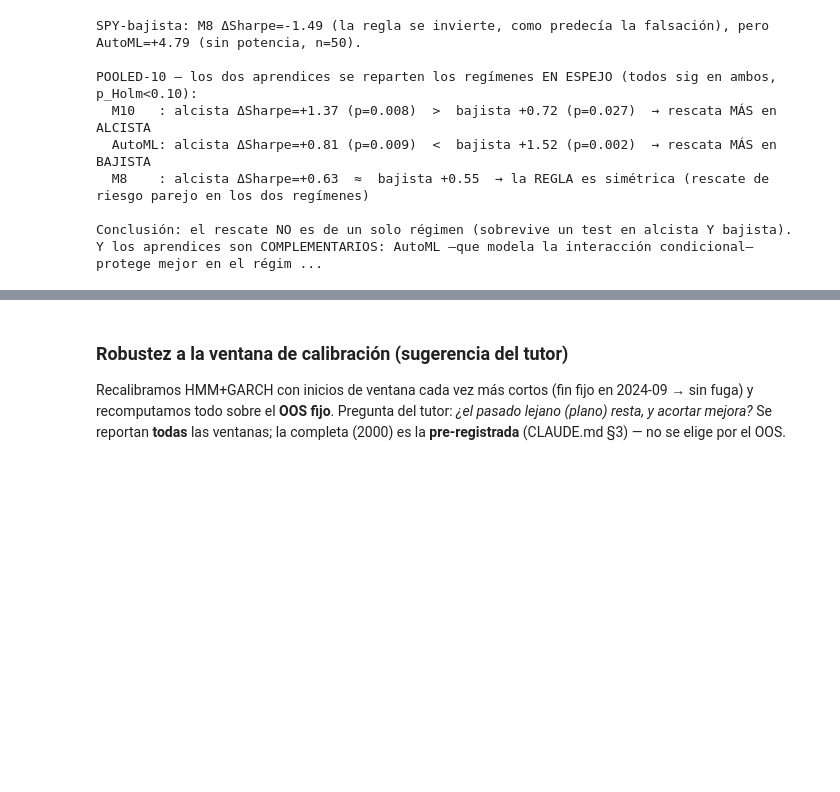
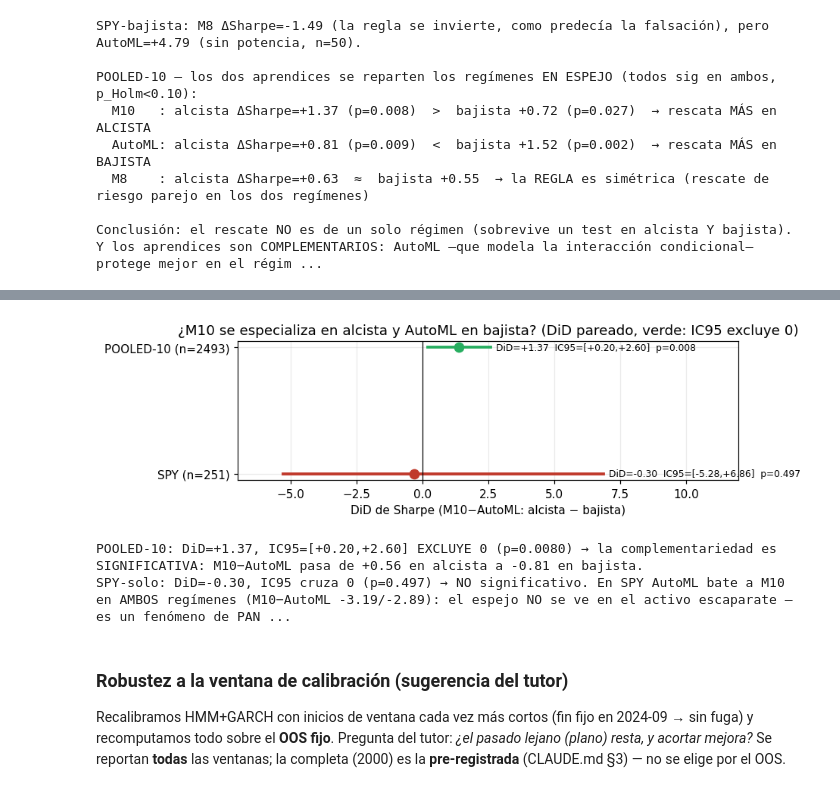
Before and after one commit to RaquelGarciah/Real-time-statistical-supervision-of-an-AI-trading-agent, a Jupyter notebook: notebooks/STRATA_marco_practico.ipynb, the cells around one changed output, grey strips where cells are left out. Drawn from its saved outputs; the diff is of its cells as text; code cells hidden in the pictures; blank space fills up the shorter version.

```diff
--- a/notebooks/STRATA_marco_practico.ipynb
+++ b/notebooks/STRATA_marco_practico.ipynb
@@ -73,6 +73,7 @@ KSEL = _load("outputs/experiments/k_selection.json")                    # K=3: v
 KABL = _load("outputs/experiments/k_ablation_panel.json")               # K=3 vs K=2 en el panel
 CALW = _load("outputs/experiments/calib_window_panel.json")             # robustez a la ventana de calibración
 BBC  = _load("outputs/experiments/bullbear_confirmatory.json")          # PARTE B confirmatoria (ΔSharpe Bonf+DSR) + régimen
+REGDID = _load("outputs/experiments/regime_did_learners.json")          # test DiD: ¿la complementariedad por régimen es sig?
 SPYR = _load("outputs/experiments/spy_m10_full_report.json")
 SPYA = _load("outputs/experiments/spy_ablation_robustness.json")
 SMV  = _load("outputs/experiments/m10_smci_valtest_robustez.json")
@@ -1725,3 +1733,27 @@ Conclusión: el rescate NO es de un solo régimen (sobrevive un test en alcista
+# %%
+# (k) DiD: ¿la complementariedad por régimen (M10 alcista / AutoML bajista) es significativa?
+fig, ax = plt.subplots(figsize=(8.5, 2.6))
+for i, scope in enumerate(("SPY", "POOLED10")):
+    d = REGDID[scope]; col = "#27ae60" if d["ci95_low"] > 0 else "#c0392b"
+    ax.plot([d["ci95_low"], d["ci95_high"]], [i, i], color=col, lw=2.5)
+    ax.plot(d["did_point"], i, "o", color=col, ms=8)
+    ax.text(d["ci95_high"] + 0.2, i, f"DiD={d['did_point']:+.2f}  IC95=[{d['ci95_low']:+.2f},{d['ci95_high']:+.2f}]  p={d['p_one_sided_did_gt_0']:.3f}", va="center", fontsize=8)
+ax.axvline(0, color="k", lw=.8); ax.set_yticks([0, 1]); ax.set_yticklabels(["SPY (n=251)", "POOLED-10 (n=2493)"])
+ax.set_xlabel("DiD de Sharpe (M10−AutoML: alcista − bajista)"); ax.set_xlim(-7, 12)
+ax.set_title("¿M10 se especializa en alcista y AutoML en bajista? (DiD pareado, verde: IC95 excluye 0)")
+plt.tight_layout(); plt.show()
+po = REGDID["POOLED10"]; sp = REGDID["SPY"]
+print(f"POOLED-10: DiD={po['did_point']:+.2f}, IC95=[{po['ci95_low']:+.2f},{po['ci95_high']:+.2f}] EXCLUYE 0 "
+      f"(p={po['p_one_sided_did_gt_0']:.4f}) → la complementariedad es SIGNIFICATIVA: M10−AutoML pasa de "
+      f"{po['m10_minus_aml_alcista']:+.2f} en alcista a {po['m10_minus_aml_bajista']:+.2f} en bajista.")
+print(f"SPY-solo: DiD={sp['did_point']:+.2f}, IC95 cruza 0 (p={sp['p_one_sided_did_gt_0']:.3f}) → NO significativo. "
+      f"En SPY AutoML bate a M10 en AMBOS regímenes (M10−AutoML {sp['m10_minus_aml_alcista']:+.2f}/{sp['m10_minus_aml_bajista']:+.2f}): "
+      "el espejo NO se ve en el activo escaparate — es un fenómeno de PANEL que emerge al agregar naturalezas "
+      "distintas. Honesto: la complementariedad es un resultado cross-asset, no de un activo concreto.")
+# %% [output]
+[figure, added]
+POOLED-10: DiD=+1.37, IC95=[+0.20,+2.60] EXCLUYE 0 (p=0.0080) → la complementariedad es SIGNIFICATIVA: M10−AutoML pasa de +0.56 en alcista a -0.81 en bajista.
+SPY-solo: DiD=-0.30, IC95 cruza 0 (p=0.497) → NO significativo. En SPY AutoML bate a M10 en AMBOS regímenes (M10−AutoML -3.19/-2.89): el espejo NO se ve en el activo escaparate — es un fenómeno de PAN ...
 # %% [markdown]
 ### Robustez a la ventana de calibración (sugerencia del tutor)
 Recalibramos HMM+GARCH con inicios de ventana cada vez más cortos (fin fijo en 2024-09 → sin fuga) y recomputamos
```
Also changed, not shown: parts of 3 cells of this notebook, 4 other files.
